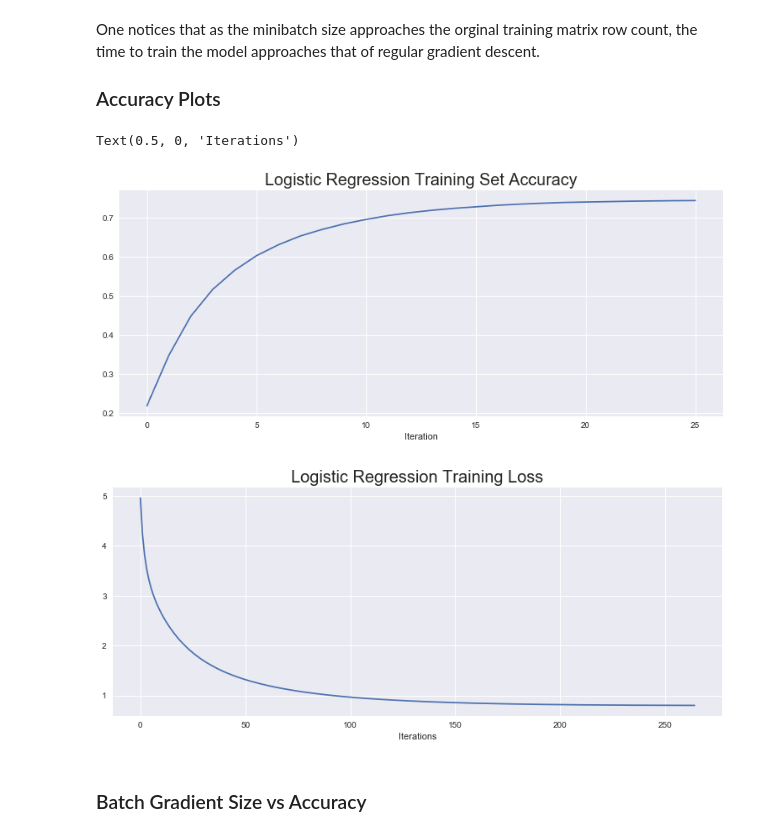
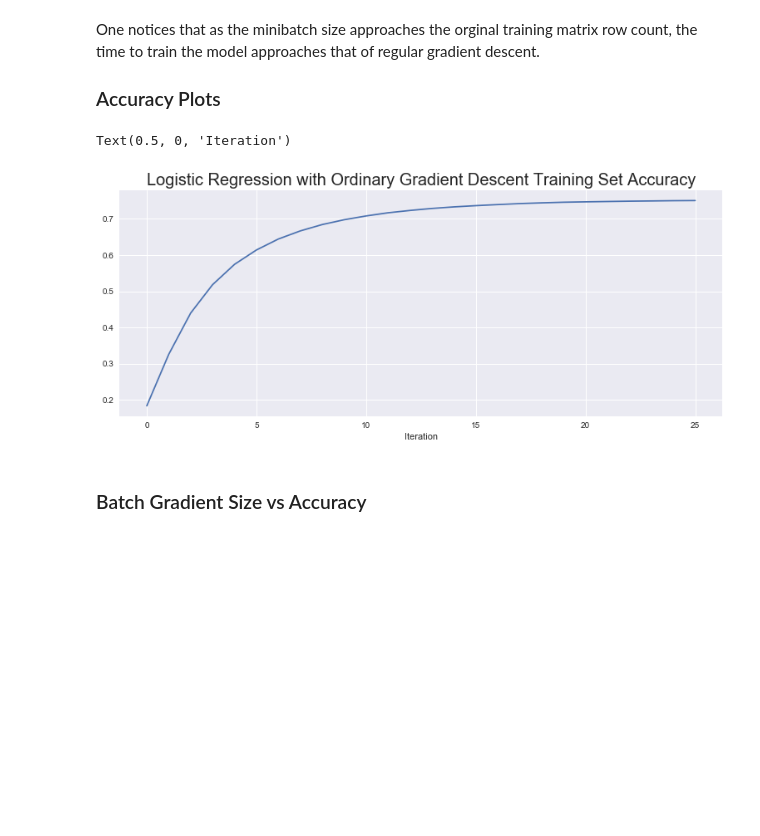
Before and after one commit to Viraj-Joshi/Gradient-Descent, a Jupyter notebook: Gradient Descent.ipynb, the cells around one changed output. Drawn from its saved outputs; the diff is of its cells as text; code cells hidden in the pictures; blank space fills up the shorter version.

```diff
--- a/Gradient Descent.ipynb
+++ b/Gradient Descent.ipynb
@@ -232,23 +232,14 @@ One notices that as the minibatch size approaches the orginal training matrix ro
 # %%
 fig = plt.figure()
 fig.set_figheight(5)
 fig.set_figwidth(13)
 mpl.style.use('seaborn')
-plt.plot(accuracy)
-plt.title('Logistic Regression Training Set Accuracy',fontsize=20)
+plt.plot(accuracy_ordinary[0])
+plt.title('Logistic Regression with Ordinary Gradient Descent Training Set Accuracy',fontsize=20)
 plt.xlabel("Iteration")
-
-fig = plt.figure()
-fig.set_figheight(5)
-fig.set_figwidth(13)
-mpl.style.use('seaborn')
-plt.plot(J[1:])
-plt.title('Logistic Regression Training Loss',fontsize=20)
-plt.xlabel("Iterations")
 # %% [output]
-Text(0.5, 0, 'Iterations')
+Text(0.5, 0, 'Iteration')
-[figure, old version]
+[figure, new version]
-[figure, removed]
 # %% [markdown]
 ### Batch Gradient Size vs Accuracy
 # %%
```
Also changed, not shown: parts of 8 cells of this notebook.
